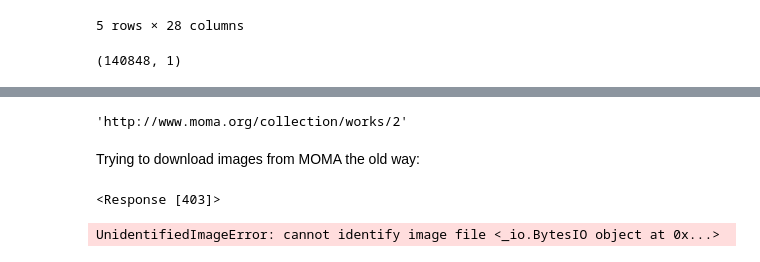
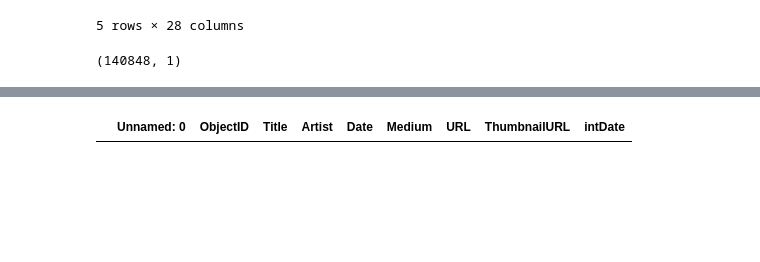
Before and after one commit to Goli-SF/beating_heart_of_art, a Jupyter notebook: notebooks/Golnaz_moma_collection.ipynb, the cells around one changed output, grey strips where cells are left out. Saved outputs shown, nothing was run; the diff lists cells and outputs as text; code cells hidden in the pictures; blank space fills up the shorter version.

```diff
--- a/notebooks/Golnaz_moma_collection.ipynb
+++ b/notebooks/Golnaz_moma_collection.ipynb
@@ -141,6 +233,0 @@ Index(['Title', 'Artist', 'ConstituentID', 'ArtistBio', 'Nationality',
-# %%
-df.iloc[0, 18]
-# %% [output]
-'http://www.moma.org/collection/works/2'
-# %% [markdown]
-Trying to download images from MOMA the old way:
@@ -155,23 +234,8 @@ if response.status_code == 200:
-# %%
-url= df.iloc[0, 18]
-response = requests.get(url)
-response
-# %% [output]
-<Response [403]>
-# %%
-import urllib.request
-req = urllib.request.Request(url, headers={'User-Agent':'Mozilla/5.0 (Windows NT 10.0; Win64; x64) AppleWebKit/537.36 (KHTML, like Gecko) Chrome/58.0.3029.110 Safari/537.3'})
-
-with urllib.request.urlopen(req) as response:
-    img_data = response.read()
-
-# Open the image from the data and save it to a file
-image = Image.open(BytesIO(img_data))
-image.save('TEST.jpg')
-
-
-#img_data = urllib.request.urlopen(response).read()
-#with open('TEST.jpg', 'wb') as f:
-#    f.write(img_data.content)
-# %% [output]
-UnidentifiedImageError: cannot identify image file <_io.BytesIO object at 0x...>
+# %%
+selected_row = moma_img_df.loc[moma_img_df['ObjectID'] == 106758]
+selected_index = selected_row.index
+selected_index
+selected_row
+#print(selected_index[0])
+# %% [output]
+|  | Unnamed: 0 | ObjectID | Title | Artist | Date | Medium | URL | ThumbnailURL | intDate |
```
Also changed, not shown: parts of 41 cells of this notebook.
